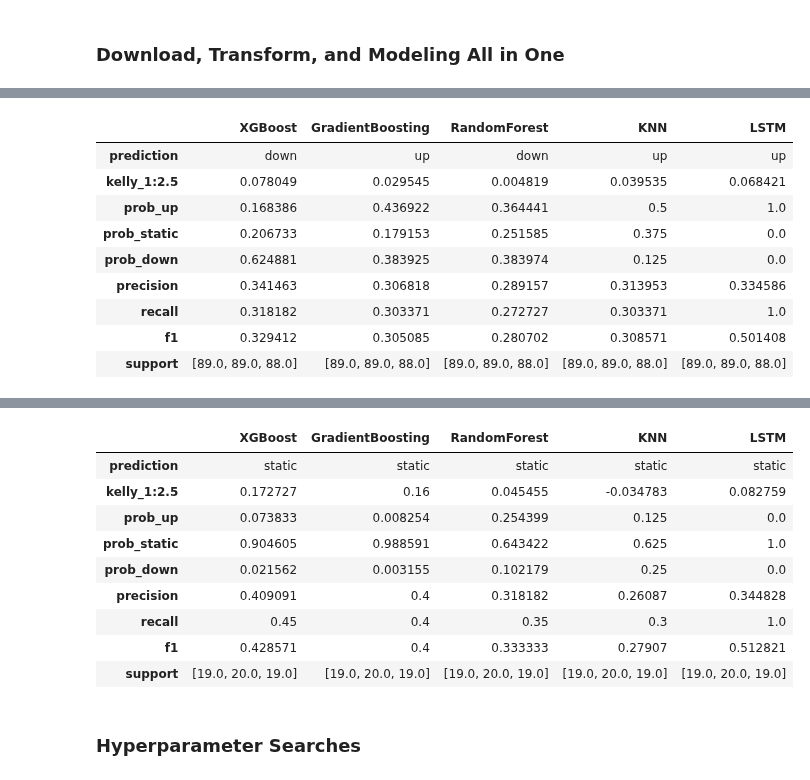
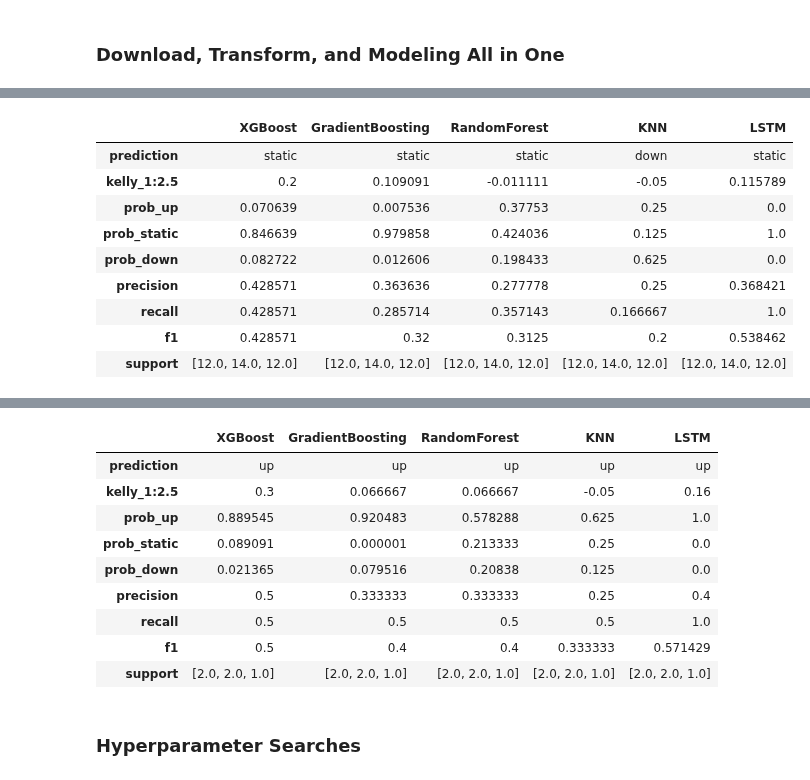
Before and after one commit to yuchild/stock_production, a Jupyter notebook: stock_next_time_frame_predictor.ipynb, the cells around one changed output, grey strips where cells are left out. Saved outputs shown, nothing was run; the diff lists cells and outputs as text; code cells hidden in the pictures.

```diff
--- a/stock_next_time_frame_predictor.ipynb
+++ b/stock_next_time_frame_predictor.ipynb
@@ -79,5 +79,5 @@ from src import modules as f # f is for function
 # %% [markdown]
 ### Download, Transform, and Modeling All in One
 # %%
-f.predictions('nvda')
+f.predictions('ai')
 # %% [output]
@@ -129,10 +129,10 @@ NVDA 1wk Interval Timestamp: 2024-12-27 20:26:33
 |  | XGBoost | GradientBoosting | RandomForest | KNN | LSTM |
-| prediction | down | up | down | up | up |
-| kelly_1:2.5 | 0.078049 | 0.029545 | 0.004819 | 0.039535 | 0.068421 |
-| prob_up | 0.168386 | 0.436922 | 0.364441 | 0.5 | 1.0 |
-| prob_static | 0.206733 | 0.179153 | 0.251585 | 0.375 | 0.0 |
-| prob_down | 0.624881 | 0.383925 | 0.383974 | 0.125 | 0.0 |
-| precision | 0.341463 | 0.306818 | 0.289157 | 0.313953 | 0.334586 |
-| recall | 0.318182 | 0.303371 | 0.272727 | 0.303371 | 1.0 |
-| f1 | 0.329412 | 0.305085 | 0.280702 | 0.308571 | 0.501408 |
-| support | [89.0, 89.0, 88.0] | [89.0, 89.0, 88.0] | [89.0, 89.0, 88.0] | [89.0, 89.0, 88.0] | [89.0, 89.0, 88.0] |
+| prediction | static | static | static | down | static |
+| kelly_1:2.5 | 0.2 | 0.109091 | -0.011111 | -0.05 | 0.115789 |
+| prob_up | 0.070639 | 0.007536 | 0.37753 | 0.25 | 0.0 |
+| prob_static | 0.846639 | 0.979858 | 0.424036 | 0.125 | 1.0 |
+| prob_down | 0.082722 | 0.012606 | 0.198433 | 0.625 | 0.0 |
+| precision | 0.428571 | 0.363636 | 0.277778 | 0.25 | 0.368421 |
+| recall | 0.428571 | 0.285714 | 0.357143 | 0.166667 | 1.0 |
+| f1 | 0.428571 | 0.32 | 0.3125 | 0.2 | 0.538462 |
+| support | [12.0, 14.0, 12.0] | [12.0, 14.0, 12.0] | [12.0, 14.0, 12.0] | [12.0, 14.0, 12.0] | [12.0, 14.0, 12.0] |
@@ -140,13 +140,13 @@ NVDA 1mo Interval Timestamp: 2024-12-27 20:26:52
 |  | XGBoost | GradientBoosting | RandomForest | KNN | LSTM |
-| prediction | static | static | static | static | static |
-| kelly_1:2.5 | 0.172727 | 0.16 | 0.045455 | -0.034783 | 0.082759 |
-| prob_up | 0.073833 | 0.008254 | 0.254399 | 0.125 | 0.0 |
-| prob_static | 0.904605 | 0.988591 | 0.643422 | 0.625 | 1.0 |
-| prob_down | 0.021562 | 0.003155 | 0.102179 | 0.25 | 0.0 |
-| precision | 0.409091 | 0.4 | 0.318182 | 0.26087 | 0.344828 |
-| recall | 0.45 | 0.4 | 0.35 | 0.3 | 1.0 |
-| f1 | 0.428571 | 0.4 | 0.333333 | 0.27907 | 0.512821 |
-| support | [19.0, 20.0, 19.0] | [19.0, 20.0, 19.0] | [19.0, 20.0, 19.0] | [19.0, 20.0, 19.0] | [19.0, 20.0, 19.0] |
+| prediction | up | up | up | up | up |
+| kelly_1:2.5 | 0.3 | 0.066667 | 0.066667 | -0.05 | 0.16 |
+| prob_up | 0.889545 | 0.920483 | 0.578288 | 0.625 | 1.0 |
+| prob_static | 0.089091 | 0.000001 | 0.213333 | 0.25 | 0.0 |
+| prob_down | 0.021365 | 0.079516 | 0.20838 | 0.125 | 0.0 |
+| precision | 0.5 | 0.333333 | 0.333333 | 0.25 | 0.4 |
+| recall | 0.5 | 0.5 | 0.5 | 0.5 | 1.0 |
+| f1 | 0.5 | 0.4 | 0.4 | 0.333333 | 0.571429 |
+| support | [2.0, 2.0, 1.0] | [2.0, 2.0, 1.0] | [2.0, 2.0, 1.0] | [2.0, 2.0, 1.0] | [2.0, 2.0, 1.0] |
 # %%
 symbol='NVDA'
 interval='1d'
```
Also changed, not shown: parts of 1 cell of this notebook, 12 other files.
